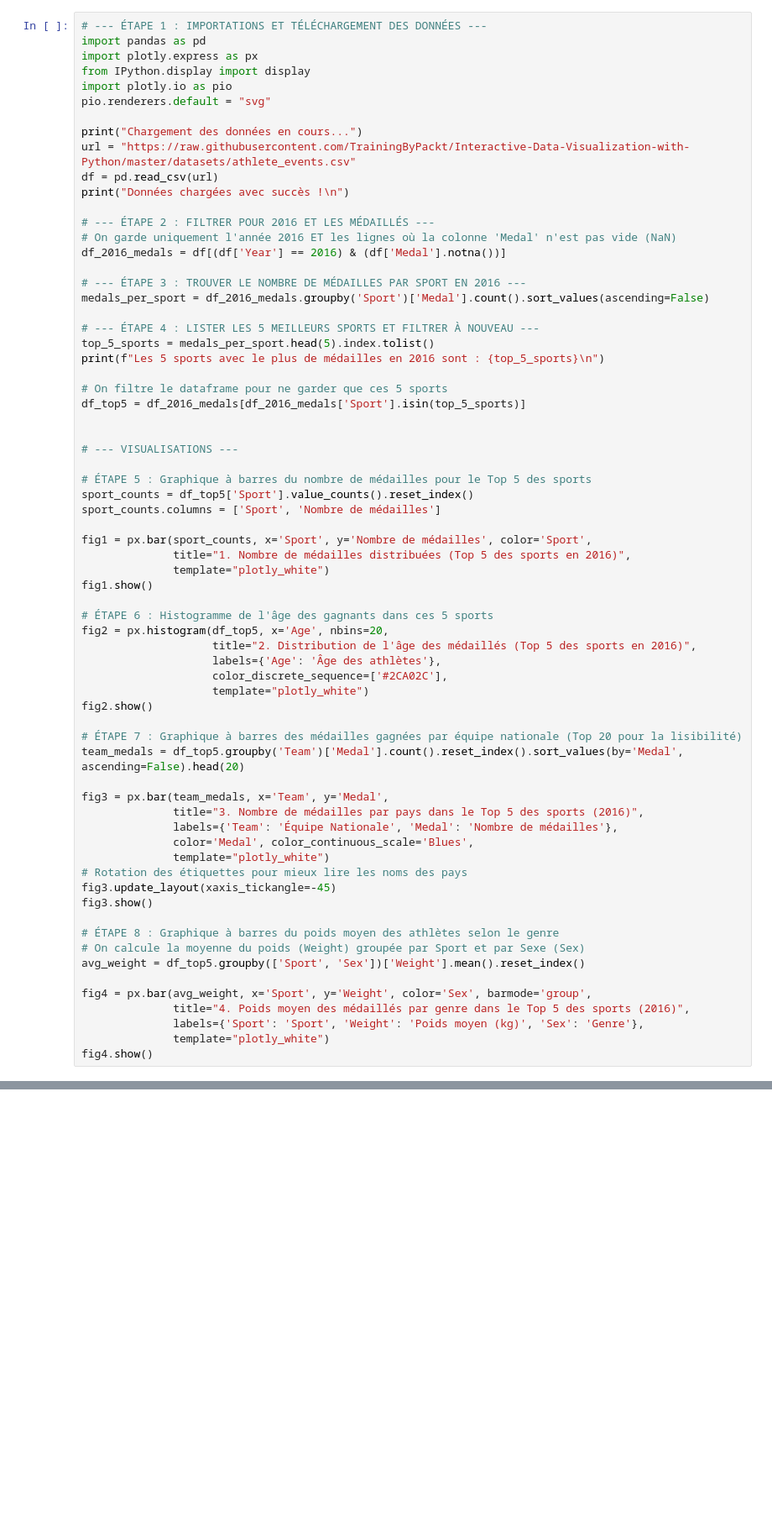
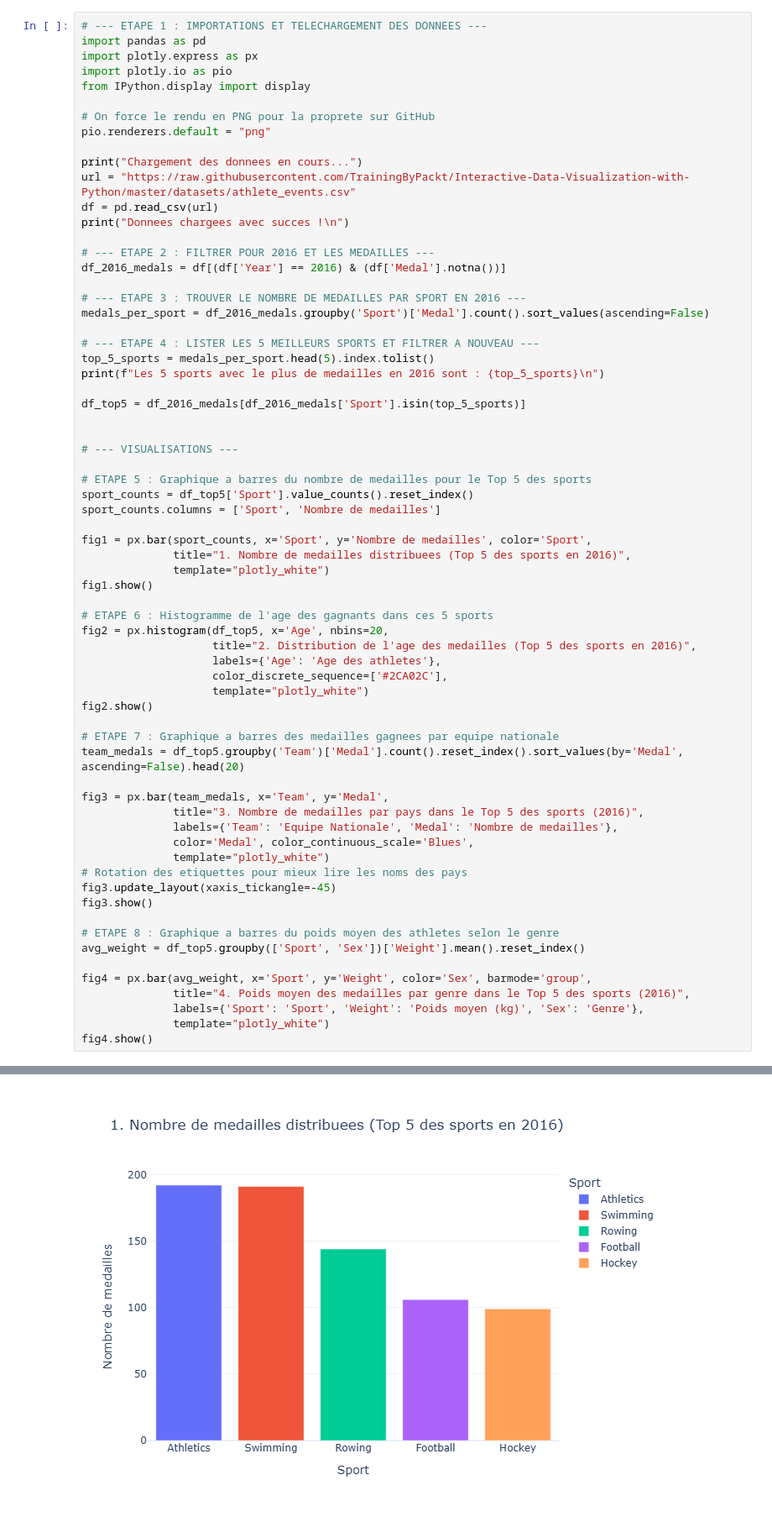
Before and after one commit to rosanajurdi/Data_Visualization_Course_2026, a Jupyter notebook: lab-sessions/lab3-AthleteSportEvent.ipynb, the cells around one changed output, grey strips where cells are left out. Shown at 84% size. Cells and saved outputs as stored; diff of their text form; blank space fills up the shorter version.

```diff
--- a/lab-sessions/lab3-AthleteSportEvent.ipynb
+++ b/lab-sessions/lab3-AthleteSportEvent.ipynb
@@ -19,70 +19,69 @@ We'll be working with the 120 years of Olympic History dataset acquired by Randi
 7.  Generate a bar plot indicating how many medals were won by each country's team in the top five sports in 2016.
 8.  Generate a bar plot indicating the average weight of players, categorized based on gender, winning in the top five sports in 2016.
 # %%
-# --- ÉTAPE 1 : IMPORTATIONS ET TÉLÉCHARGEMENT DES DONNÉES ---
+# --- ETAPE 1 : IMPORTATIONS ET TELECHARGEMENT DES DONNEES ---
 import pandas as pd
 import plotly.express as px
+import plotly.io as pio
 from IPython.display import display
-import plotly.io as pio
-pio.renderers.default = "svg"
 
-print("Chargement des données en cours...")
+# On force le rendu en PNG pour la proprete sur GitHub
+pio.renderers.default = "png"
+
+print("Chargement des donnees en cours...")
 url = "https://raw.githubusercontent.com/TrainingByPackt/Interactive-Data-Visualization-with-Python/master/datasets/athlete_events.csv"
 df = pd.read_csv(url)
-print("Données chargées avec succès !\n")
+print("Donnees chargees avec succes !\n")
 
-# --- ÉTAPE 2 : FILTRER POUR 2016 ET LES MÉDAILLÉS ---
-# On garde uniquement l'année 2016 ET les lignes où la colonne 'Medal' n'est pas vide (NaN)
+# --- ETAPE 2 : FILTRER POUR 2016 ET LES MEDAILLES ---
 df_2016_medals = df[(df['Year'] == 2016) & (df['Medal'].notna())]
 
-# --- ÉTAPE 3 : TROUVER LE NOMBRE DE MÉDAILLES PAR SPORT EN 2016 ---
+# --- ETAPE 3 : TROUVER LE NOMBRE DE MEDAILLES PAR SPORT EN 2016 ---
 medals_per_sport = df_2016_medals.groupby('Sport')['Medal'].count().sort_values(ascending=False)
 
-# --- ÉTAPE 4 : LISTER LES 5 MEILLEURS SPORTS ET FILTRER À NOUVEAU ---
+# --- ETAPE 4 : LISTER LES 5 MEILLEURS SPORTS ET FILTRER A NOUVEAU ---
 top_5_sports = medals_per_sport.head(5).index.tolist()
-print(f"Les 5 sports avec le plus de médailles en 2016 sont : {top_5_sports}\n")
+print(f"Les 5 sports avec le plus de medailles en 2016 sont : {top_5_sports}\n")
 
-# On filtre le dataframe pour ne garder que ces 5 sports
 df_top5 = df_2016_medals[df_2016_medals['Sport'].isin(top_5_sports)]
 
 
 # --- VISUALISATIONS ---
 
-# ÉTAPE 5 : Graphique à barres du nombre de médailles pour le Top 5 des sports
+# ETAPE 5 : Graphique a barres du nombre de medailles pour le Top 5 des sports
 sport_counts = df_top5['Sport'].value_counts().reset_index()
-sport_counts.columns = ['Sport', 'Nombre de médailles']
+sport_counts.columns = ['Sport', 'Nombre de medailles']
 
-fig1 = px.bar(sport_counts, x='Sport', y='Nombre de médailles', color='Sport',
-              title="1. Nombre de médailles distribuées (Top 5 des sports en 2016)",
+fig1 = px.bar(sport_counts, x='Sport', y='Nombre de medailles', color='Sport',
+              title="1. Nombre de medailles distribuees (Top 5 des sports en 2016)",
               template="plotly_white")
 fig1.show()
 
-# ÉTAPE 6 : Histogramme de l'âge des gagnants dans ces 5 sports
+# ETAPE 6 : Histogramme de l'age des gagnants dans ces 5 sports
 fig2 = px.histogram(df_top5, x='Age', nbins=20,
-                    title="2. Distribution de l'âge des médaillés (Top 5 des sports en 2016)",
-                    labels={'Age': 'Âge des athlètes'},
+                    title="2. Distribution de l'age des medailles (Top 5 des sports en 2016)",
+                    labels={'Age': 'Age des athletes'},
                     color_discrete_sequence=['#2CA02C'],
                     template="plotly_white")
 fig2.show()
 
-# ÉTAPE 7 : Graphique à barres des médailles gagnées par équipe nationale (Top 20 pour la lisibilité)
+# ETAPE 7 : Graphique a barres des medailles gagnees par equipe nationale
 team_medals = df_top5.groupby('Team')['Medal'].count().reset_index().sort_values(by='Medal', ascending=False).head(20)
 
 fig3 = px.bar(team_medals, x='Team', y='Medal',
-              title="3. Nombre de médailles par pays dans le Top 5 des sports (2016)",
-              labels={'Team': 'Équipe Nationale', 'Medal': 'Nombre de médailles'},
+              title="3. Nombre de medailles par pays dans le Top 5 des sports (2016)",
+              labels={'Team': 'Equipe Nationale', 'Medal': 'Nombre de medailles'},
               color='Medal', color_continuous_scale='Blues',
               template="plotly_white")
-# Rotation des étiquettes pour mieux lire les noms des pays
+# Rotation des etiquettes pour mieux lire les noms des pays
 fig3.update_layout(xaxis_tickangle=-45)
 fig3.show()
 
-# ÉTAPE 8 : Graphique à barres du poids moyen des athlètes selon le genre
-# On calcule la moyenne du poids (Weight) groupée par Sport et par Sexe (Sex)
+# ETAPE 8 : Graphique a barres du poids moyen des athletes selon le genre
 avg_weight = df_top5.groupby(['Sport', 'Sex'])['Weight'].mean().reset_index()
 
 fig4 = px.bar(avg_weight, x='Sport', y='Weight', color='Sex', barmode='group',
-              title="4. Poids moyen des médaillés par genre dans le Top 5 des sports (2016)",
+              title="4. Poids moyen des medailles par genre dans le Top 5 des sports (2016)",
               labels={'Sport': 'Sport', 'Weight': 'Poids moyen (kg)', 'Sex': 'Genre'},
               template="plotly_white")
 fig4.show()
@@ -93,0 +93 @@ Les 5 sports avec le plus de médailles en 2016 sont : ['Athletics', 'Swimming',
+[figure, added]
```
Also changed, not shown: parts of 1 cell of this notebook, 1 other file.
